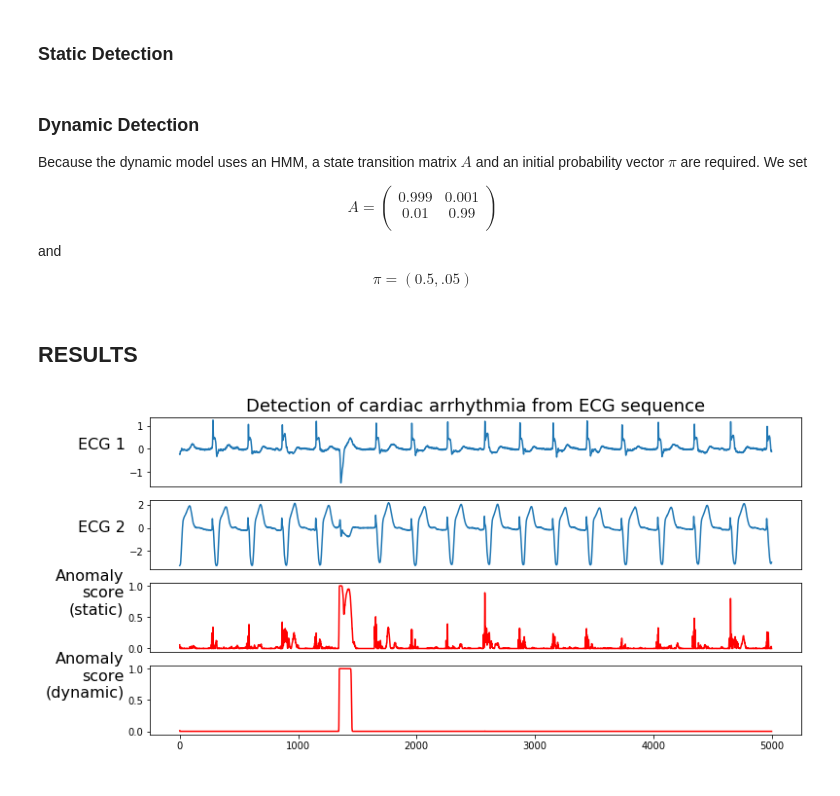
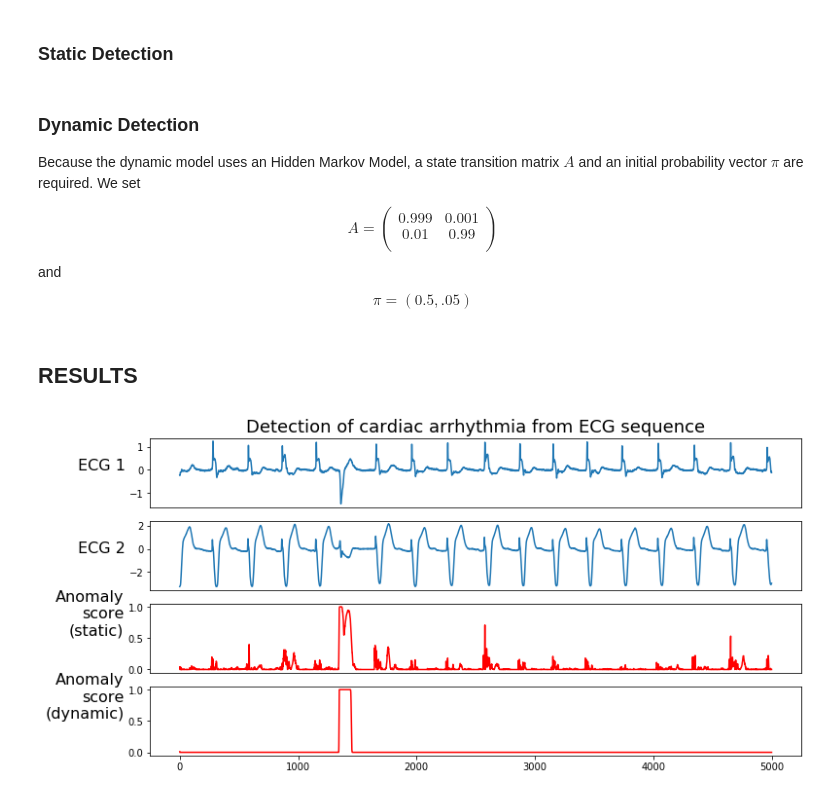
Before and after one commit to lsanomaly/lsanomaly, a Jupyter notebook: lsanomaly/notebooks/static_dynamic.ipynb, the cells around one changed output. Cells and saved outputs as stored; diff of their text form; code cells hidden in the pictures.

```diff
--- a/lsanomaly/notebooks/static_dynamic.ipynb
+++ b/lsanomaly/notebooks/static_dynamic.ipynb
@@ -39,5 +40,5 @@ X_train, X_test = demo.data_prep(
 # %% [markdown]
 ## Anomaly Models
 # %%
-anomaly_model = LSAnomaly(rho=1, sigma=0.5)
+anomaly_model = LSAnomaly(rho=1.0, sigma=0.5)
 anomaly_model.fit(X_train)
@@ -47,7 +59,7 @@ anomaly_model.fit(X_train)
 y_pred_static = anomaly_model.predict_proba(X_test)
 # %% [markdown]
 ### Dynamic Detection
-Because the dynamic model uses an HMM, a state transition matrix $A$
+Because the dynamic model uses an Hidden Markov Model, a state transition matrix $A$
 and an initial probability vector $\pi$ are required.
 We set
 
@@ -72,6 +84,6 @@ y_pred_dynamic = anomaly_model.predict_sequence(
 # %% [markdown]
 ## RESULTS
 # %%
-demo.plot_results(X_test, y_pred_static, y_pred_dynamic);
+demo.plot_results(X_test, y_pred_static, y_pred_dynamic, static_threshold=0.85);
 # %% [output]
-[figure, old version]
+[figure, new version]
```
Also changed, not shown: parts of 2 cells of this notebook, 10 other files.
